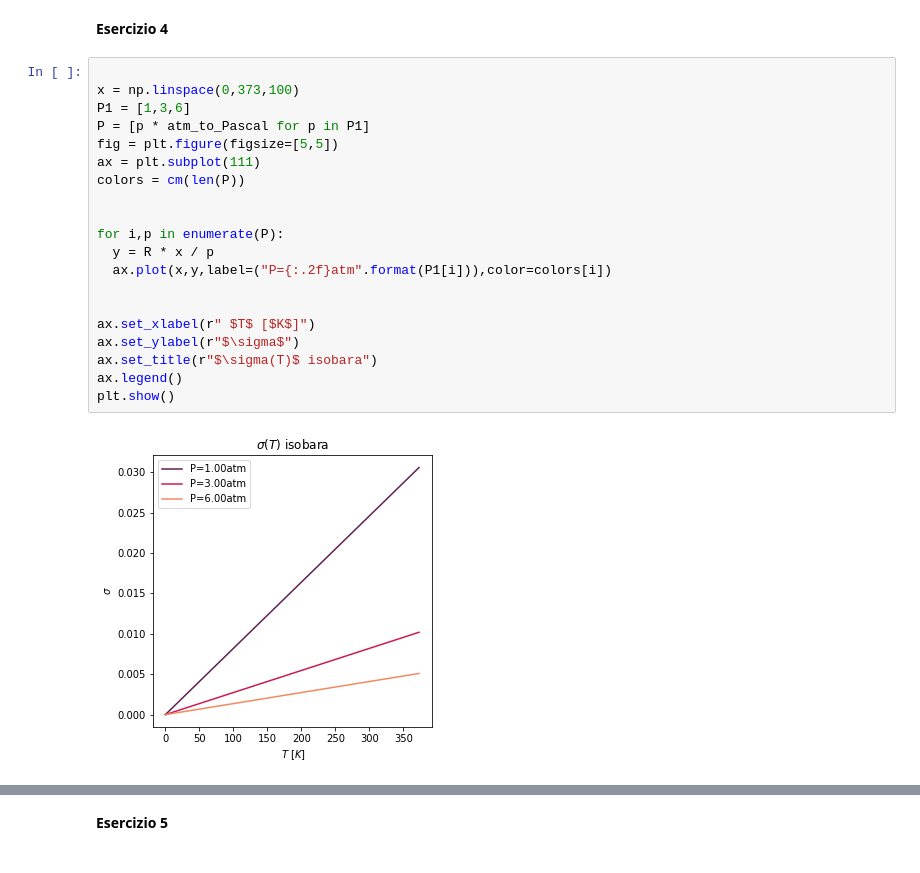
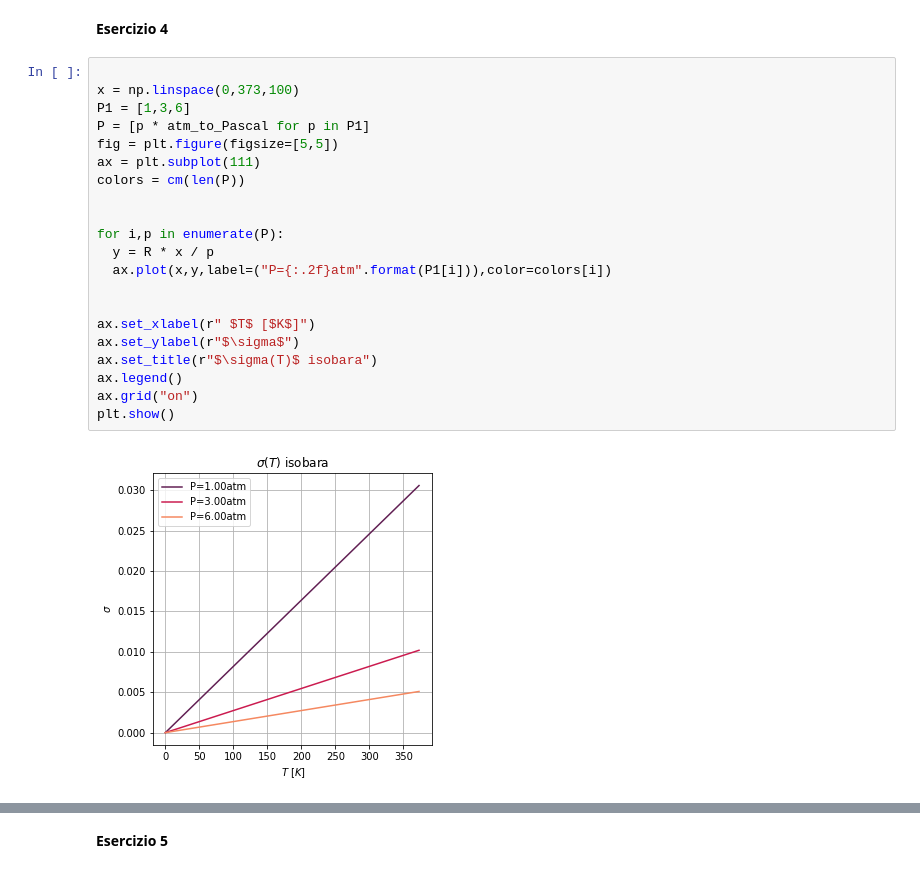
Before and after one commit to carlomusolino/Exercises, a Jupyter notebook: Termodinamica/Esercizi_1.ipynb, the cells around one changed output, grey strips where cells are left out. Drawn from its saved outputs; the diff is of its cells as text.

```diff
--- a/Termodinamica/Esercizi_1.ipynb
+++ b/Termodinamica/Esercizi_1.ipynb
@@ -220,25 +220,26 @@ Calore necessario per la trasformazione diretta: -9.70 J
 # %%
 
 x = np.linspace(0,373,100)
 P1 = [1,3,6]
 P = [p * atm_to_Pascal for p in P1]
 fig = plt.figure(figsize=[5,5])
 ax = plt.subplot(111)
 colors = cm(len(P))
 
 
 for i,p in enumerate(P):
   y = R * x / p
   ax.plot(x,y,label=("P={:.2f}atm".format(P1[i])),color=colors[i])
 
 
 ax.set_xlabel(r" $T$ [$K$]")
 ax.set_ylabel(r"$\sigma$")
 ax.set_title(r"$\sigma(T)$ isobara")
 ax.legend()
+ax.grid("on")
 plt.show()
 # %% [output]
-[figure, old version]
+[figure, new version]
 # %%
 T = [273.15,273.15+500,273.15+100]
 x = np.linspace(.5*atm_to_Pascal,5*atm_to_Pascal,100)
```
Also changed, not shown: parts of 14 cells of this notebook.
